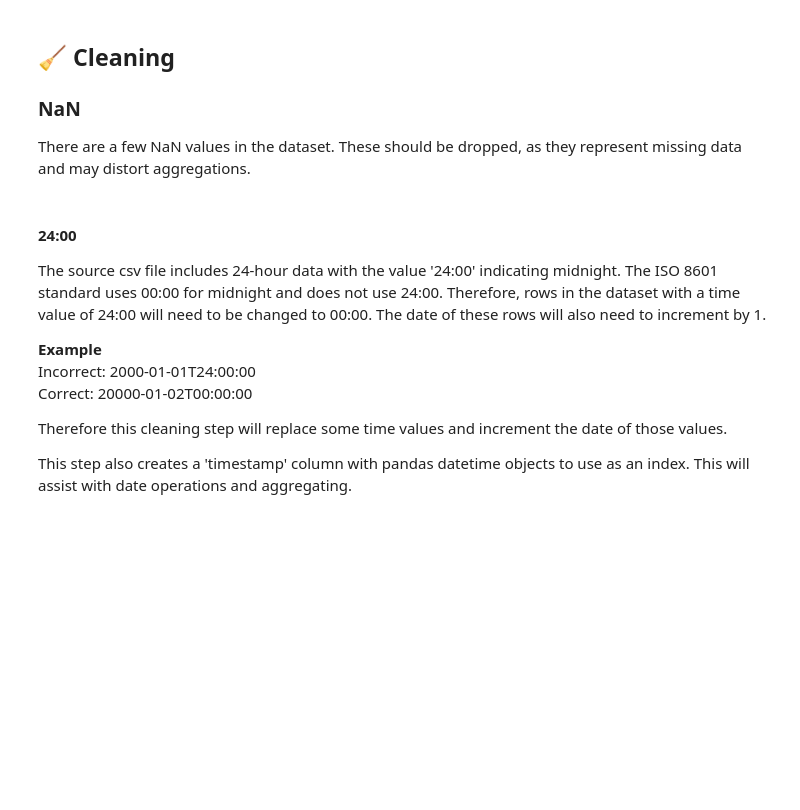
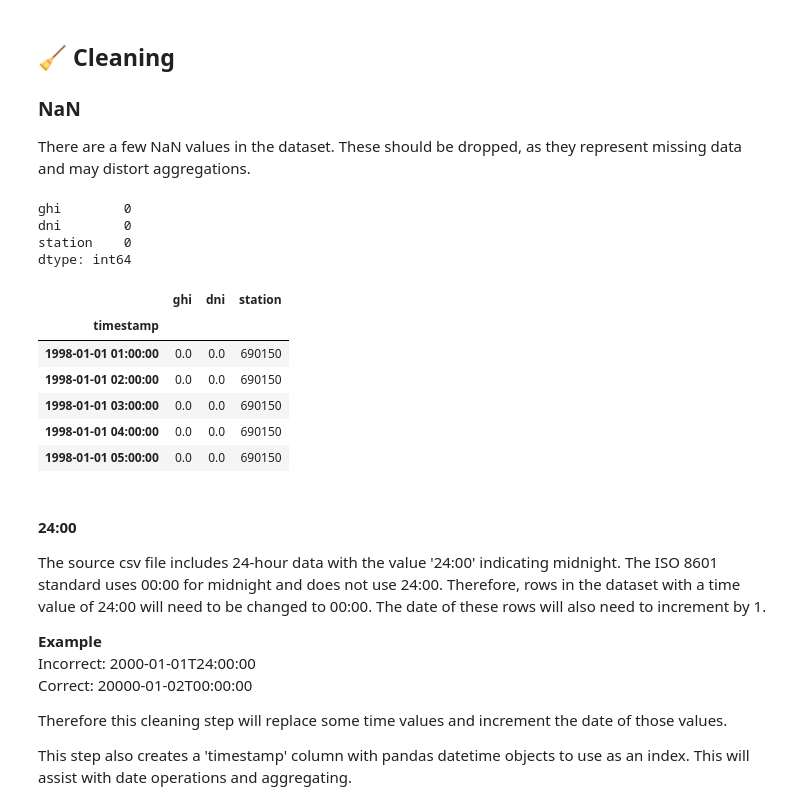
Before and after one commit to alissmat/solar, a Jupyter notebook: etl_solar.ipynb, the cells around one changed output. Drawn from its saved outputs; the diff is of its cells as text; code cells hidden in the pictures; blank space fills up the shorter version.

```diff
--- a/etl_solar.ipynb
+++ b/etl_solar.ipynb
@@ -71,4 +87,19 @@ tmy3_meta.head()
 There are a few NaN values in the dataset.  These should be dropped, as they represent missing data and may distort aggregations.
 # %%
 # there are a few NA values.  These should be dropped as they represent missing data.
-tmy3.isnull().sum()
+print(tmy3.isnull().sum())
+tmy3.dropna(inplace=True)
+print("NaN values removed")
+tmy3.head()
+# %% [output]
+ghi        0
+dni        0
+station    0
+dtype: int64
+|  | ghi | dni | station |
+| timestamp |  |  |  |
+| 1998-01-01 01:00:00 | 0.0 | 0.0 | 690150 |
+| 1998-01-01 02:00:00 | 0.0 | 0.0 | 690150 |
+| 1998-01-01 03:00:00 | 0.0 | 0.0 | 690150 |
+| 1998-01-01 04:00:00 | 0.0 | 0.0 | 690150 |
+| 1998-01-01 05:00:00 | 0.0 | 0.0 | 690150 |
```
Also changed, not shown: parts of 8 cells of this notebook.
